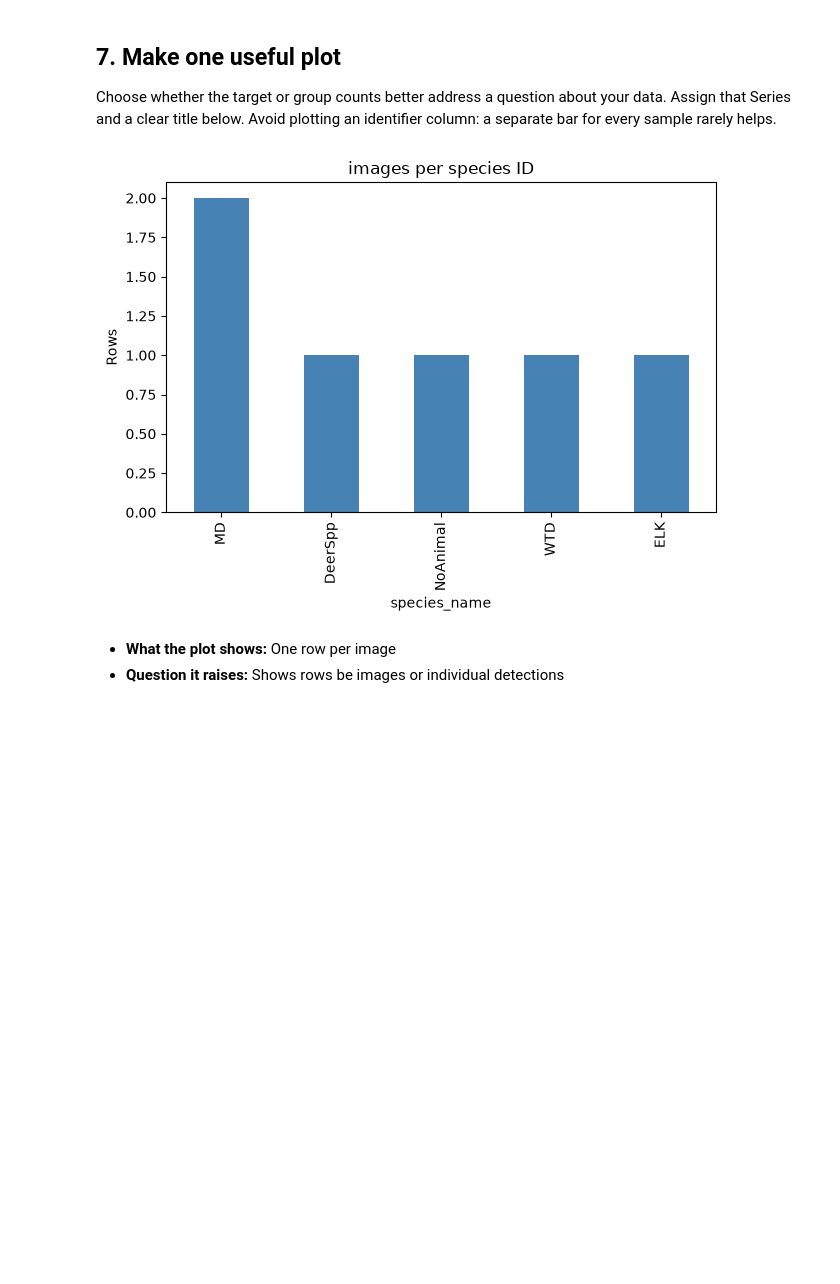
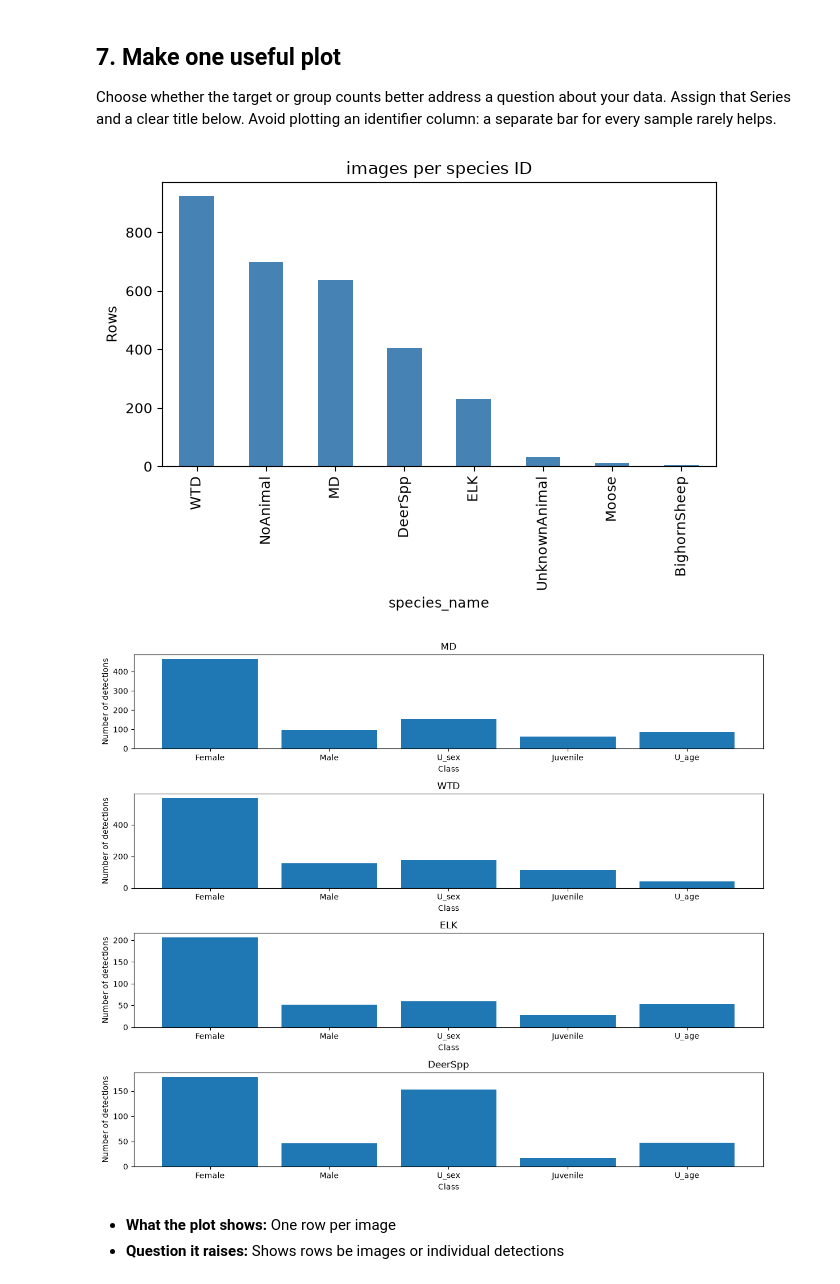
Before and after one commit to liliamem/student_precourse_prep, a Jupyter notebook: 03_understand_your_data/explore_your_data.ipynb, the cells around one changed output. Drawn from its saved outputs; the diff is of its cells as text; code cells hidden in the pictures; blank space fills up the shorter version.

```diff
--- a/03_understand_your_data/explore_your_data.ipynb
+++ b/03_understand_your_data/explore_your_data.ipynb
@@ -115,7 +115,7 @@ A useful EDA observation names evidence rather than merely saying a graph is int
 
 Set `MY_DATA_PATH` to a small CSV extract from your project. Keep research data outside this repository. If your metadata are not ready, leave it as `None`; the notebook will use the example so you can still practice the workflow.
 # %%
-MY_DATA_PATH = Path("C:/Users/lilia/OneDrive - The University of Montana/workshops/cv/Example_data/Example_ImageData5.csv")
+MY_DATA_PATH = Path("C:/Users/lilia/OneDrive/Desktop/cv4e/manual_image_data.csv")
 
 if MY_DATA_PATH is None:
     metadata = example.copy()
@@ -180,10 +180,10 @@ Columns: ['File', 'DateTime', 'clear_view', 'species_name', 'band_count', 'mcoun
 
 Edit these settings to match your table. A natural group contains related observations that should not be treated as completely independent—for example a site, deployment, sequence, individual, video, recorder, or sampling event. Use `None` if your table truly has no corresponding column.
 # %%
-ID_COLUMN = "File"
-MEDIA_COLUMN = "File"
+ID_COLUMN = "File_noext"
+MEDIA_COLUMN = "image_id"
 TARGET_COLUMN = "species_name"
-GROUP_COLUMN = None
+GROUP_COLUMN = "deployment_id"
 
 selected_columns = {
     "ID_COLUMN": ID_COLUMN,
@@ -293,15 +324,48 @@ Choose whether the target or group counts better address a question about your d
 # %%
 counts_to_plot = target_counts  # Change to group_counts if that is more useful.
 plot_title = f"images per species ID"  # Edit to describe your plot.
 
 if counts_to_plot is None:
     raise ValueError("Choose a column and create counts before plotting")
 ax = counts_to_plot.plot(kind="bar", color="steelblue")
 ax.set(title=plot_title, xlabel=counts_to_plot.index.name, ylabel="Rows")
 plt.tight_layout()
 plt.show()
+
+
+# Species to plot
+species = ["MD", "WTD", "ELK", "DeerSpp"]
+
+# subset to just deer and elk
+subset_data = metadata[metadata[TARGET_COLUMN].isin(species)]
+# Create three vertically stacked plots
+fig, axes = plt.subplots(len(species), 1, figsize=(12, 10))
+
+for ax, sp in zip(axes, species):
+
+    # Subset to current species
+    species_data = subset_data[subset_data[TARGET_COLUMN] == sp]
+
+    # Sum counts for each class
+    class_counts = {
+        "Female": species_data["total_fcount"].sum(),
+        "Male": species_data["total_mcount"].sum(),
+        "U_sex": species_data["total_usex_count"].sum(),
+        "Juvenile": species_data["total_jcount"].sum(),
+        "U_age": species_data["total_uage_count"].sum()
+    }
+
+    # Make bar plot
+    ax.bar(class_counts.keys(), class_counts.values())
+    ax.set_xlabel("Class")
+    ax.set_ylabel("Number of detections")
+    ax.set_title(sp)
+
+plt.tight_layout()
+plt.show()
 # %% [output]
-[figure, old version]
+[figure, new version]
+[figure, added]
 # %% [markdown]
 - **What the plot shows:** One row per image
 - **Question it raises:** Shows rows be images or individual detections
```
Also changed, not shown: parts of 6 cells of this notebook, 1 other file.
